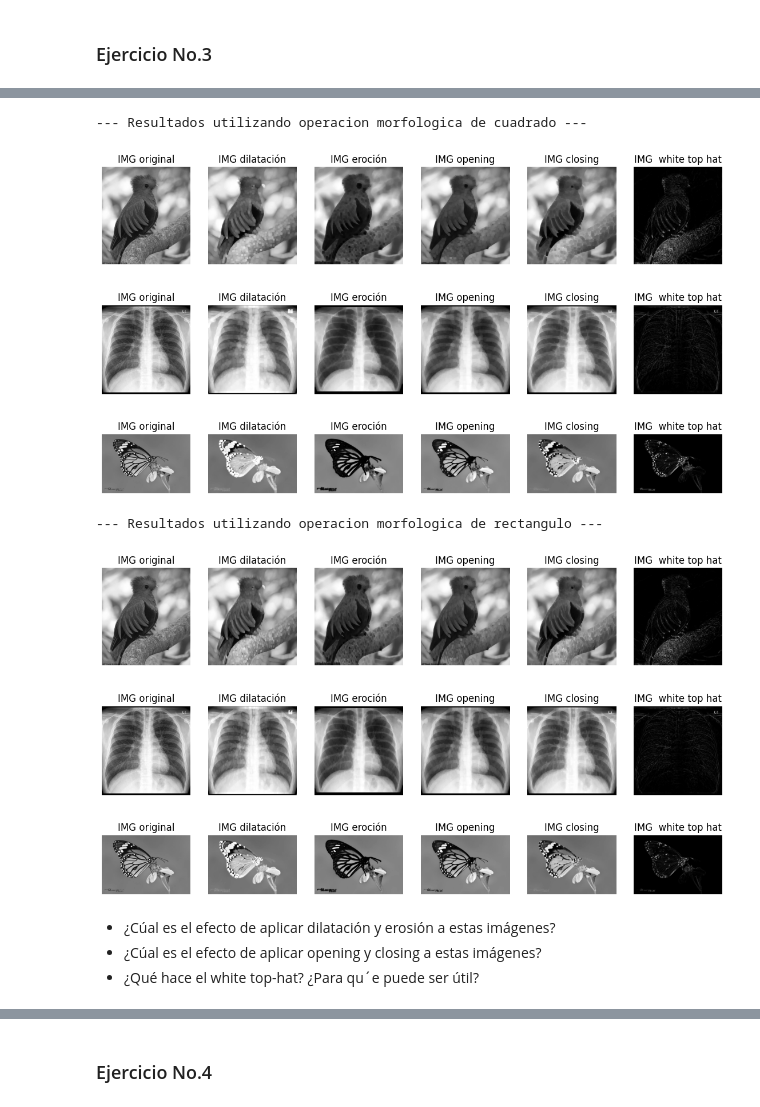
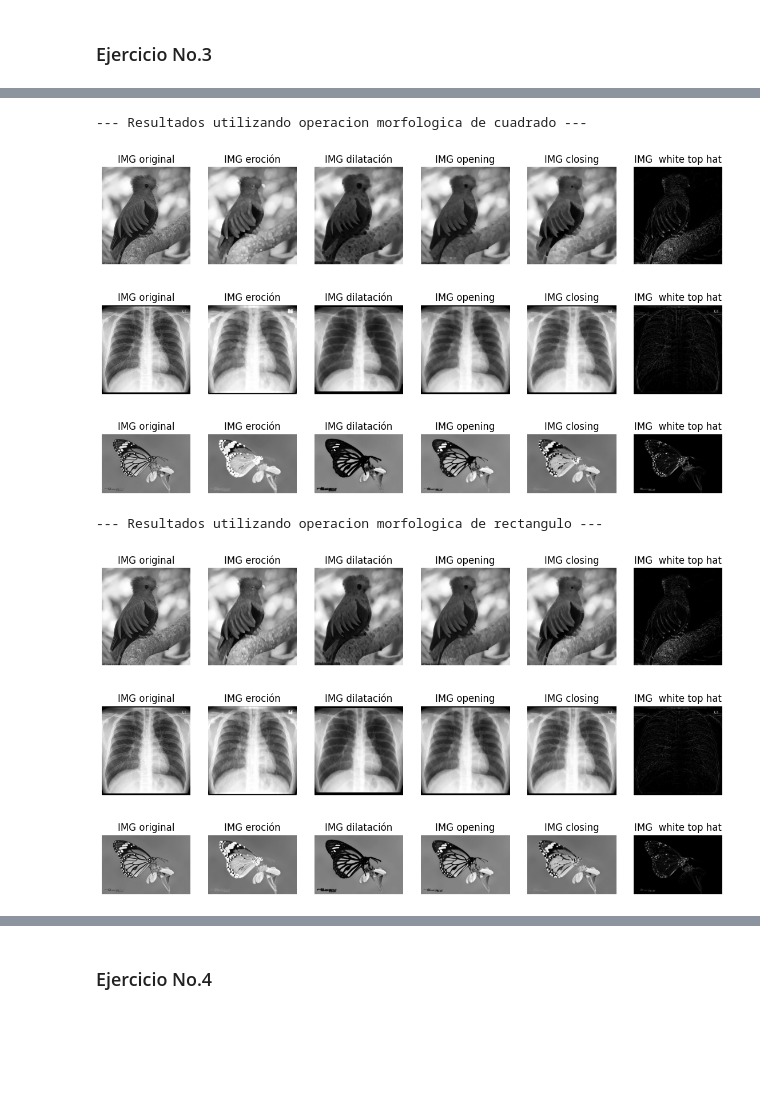
Before and after one commit to Paola-Contreras/lab01-VC, a Jupyter notebook: Lab.ipynb, the cells around one changed output, grey strips where cells are left out. Saved outputs shown, nothing was run; the diff lists cells and outputs as text; code cells hidden in the pictures; blank space fills up the shorter version.

```diff
--- a/Lab.ipynb
+++ b/Lab.ipynb
@@ -192,20 +192,20 @@ showPlot(6, img3, I6, I3, I9, I12,  'original', 'dilatación', 'eroción', 'open
 # %%
 # OPERACION MORFOFLOGICA DE CUADRADO
 selem3 = skimage.morphology.square(10)
 
 # APLICAR DIFERENTES FILTROS A OPERACION
 I1, I2, I3, I4, I5, I6, I7, I8, I9, I10, I11, I12, I13, I14, I15 = filters(img1, img2, img3, selem3)
 
 # MOSTRAR IMAGENES CON TERCERA OPERACION MORFOLOGICA
 print("--- Resultados utilizando operacion morfologica de cuadrado ---")
-showPlot(6, img1, I4, I1, I7, I10, 'original', 'dilatación', 'eroción', 'opening', 'closing', I13, ' white top hat')
-showPlot(6, img2, I5, I2, I8, I11,  'original', 'dilatación', 'eroción', 'opening', 'closing', I14,' white top hat')
-showPlot(6, img3, I6, I3, I9, I12,  'original', 'dilatación', 'eroción', 'opening', 'closing', I15,' white top hat')
+showPlot(6, img1, I4, I1, I7, I10, 'original',  'eroción', 'dilatación', 'opening', 'closing', I13, ' white top hat')
+showPlot(6, img2, I5, I2, I8, I11,  'original', 'eroción', 'dilatación', 'opening', 'closing', I14,' white top hat')
+showPlot(6, img3, I6, I3, I9, I12,  'original', 'eroción', 'dilatación', 'opening', 'closing', I15,' white top hat')
 # %% [output]
 --- Resultados utilizando operacion morfologica de cuadrado ---
-[figure, old version]
+[figure, new version]
-[figure, old version]
+[figure, new version]
-[figure, old version]
+[figure, new version]
 # %%
 # OPERACION MORFOFLOGICA DE RECTANGULO
 selem4 = skimage.morphology.rectangle(10,5)
@@ -215,15 +215,11 @@ I1, I2, I3, I4, I5, I6, I7, I8, I9, I10, I11, I12, I13, I14, I15 = filters(img1,
 
 # MOSTRAR IMAGENES CON CUARTA OPERACION MORFOLOGICA
 print("--- Resultados utilizando operacion morfologica de rectangulo ---")
-showPlot(6, img1, I4, I1, I7, I10, 'original', 'dilatación', 'eroción', 'opening', 'closing', I13, ' white top hat')
-showPlot(6, img2, I5, I2, I8, I11,  'original', 'dilatación', 'eroción', 'opening', 'closing', I14,' white top hat')
-showPlot(6, img3, I6, I3, I9, I12,  'original', 'dilatación', 'eroción', 'opening', 'closing', I15,' white top hat')
+showPlot(6, img1, I4, I1, I7, I10, 'original',  'eroción', 'dilatación', 'opening', 'closing', I13, ' white top hat')
+showPlot(6, img2, I5, I2, I8, I11,  'original', 'eroción', 'dilatación', 'opening', 'closing', I14,' white top hat')
+showPlot(6, img3, I6, I3, I9, I12,  'original', 'eroción', 'dilatación', 'opening', 'closing', I15,' white top hat')
 # %% [output]
 --- Resultados utilizando operacion morfologica de rectangulo ---
-[figure, old version]
+[figure, new version]
-[figure, old version]
+[figure, new version]
-[figure, old version]
+[figure, new version]
-# %% [markdown]
-- ¿Cúal es el efecto de aplicar dilatación y erosión a estas imágenes?
-- ¿Cúal es el efecto de aplicar opening y closing a estas imágenes?
-- ¿Qué hace el white top-hat? ¿Para qu´e puede ser útil?
```
Also changed, not shown: parts of 5 cells of this notebook.
